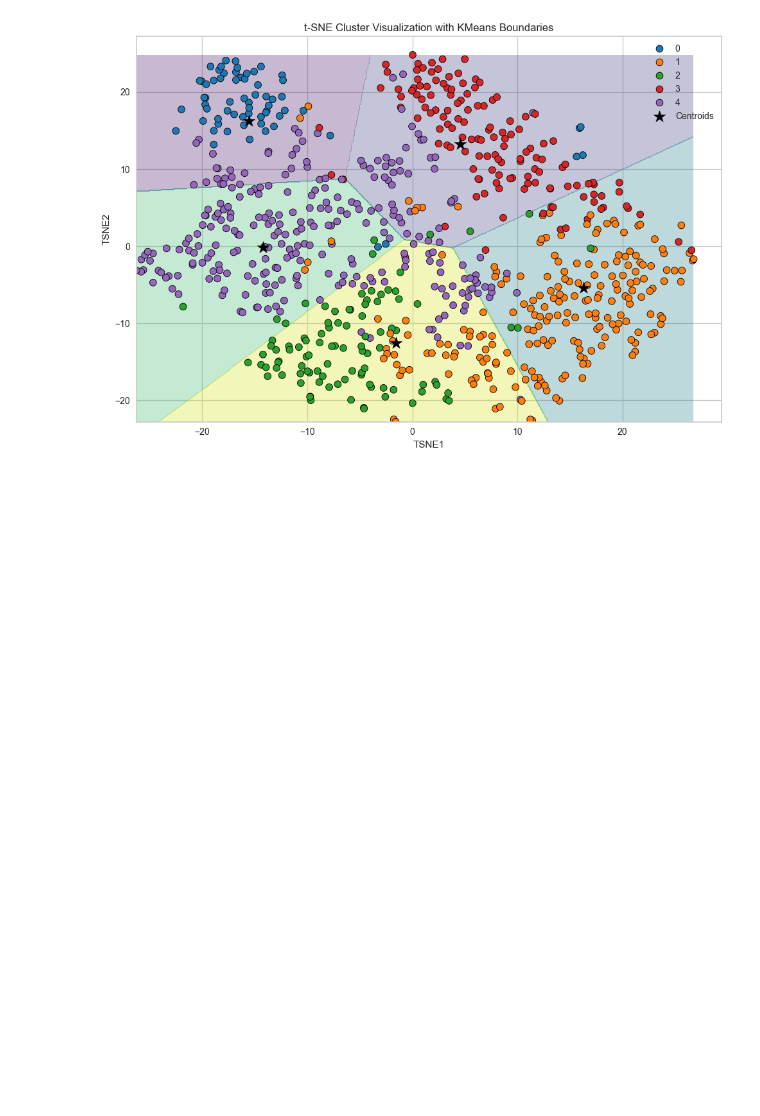
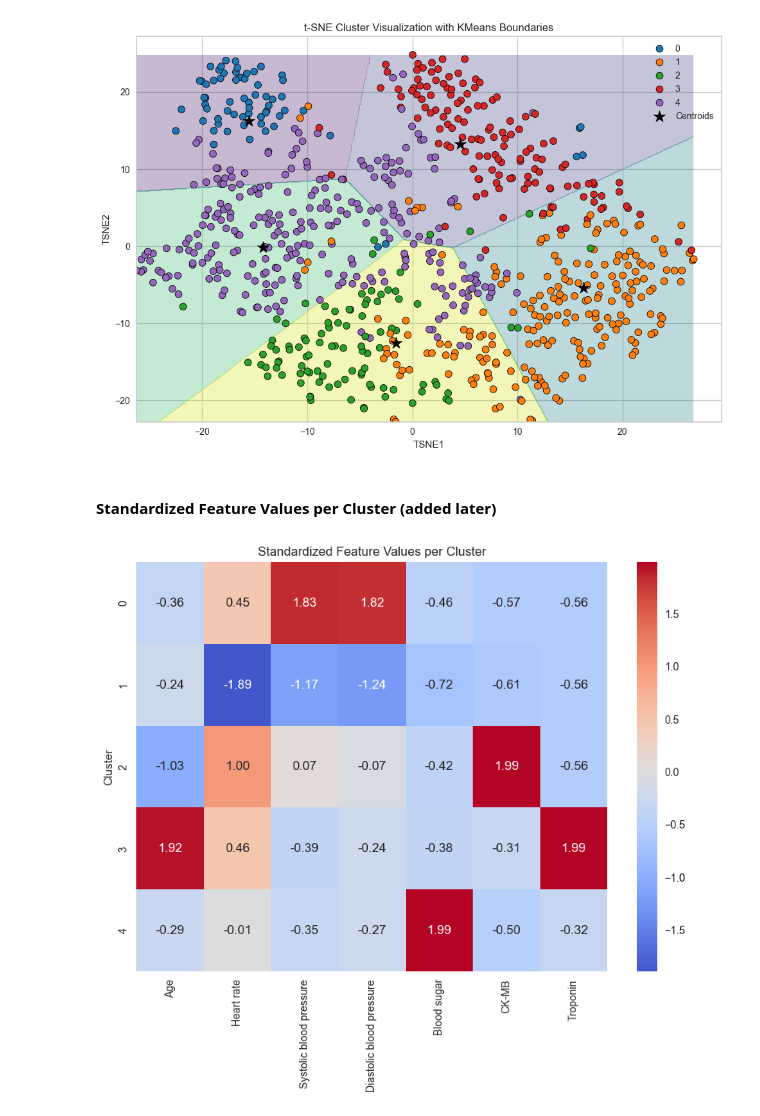
Before and after one commit to qmer05/bi-heart-attack-exam-project, a Jupyter notebook: sprint_3_data_modelling/k_means_clustering.ipynb, the cells around one changed output. Drawn from its saved outputs; the diff is of its cells as text; code cells hidden in the pictures; blank space fills up the shorter version.

Commit message:
added a graph to k means

```diff
--- a/sprint_3_data_modelling/k_means_clustering.ipynb
+++ b/sprint_3_data_modelling/k_means_clustering.ipynb
@@ -593,3 +593,24 @@ plt.tight_layout()
 plt.show()
 # %% [output]
 [figure]
+# %% [markdown]
+#### Standardized Feature Values per Cluster (added later)
+# %%
+from sklearn.preprocessing import StandardScaler
+
+# --- Step 1: Scale Feature Means Across Clusters ---
+scaler = StandardScaler()
+scaled_means = scaler.fit_transform(cluster_feature_means)
+
+# Create a DataFrame with the same index and column names
+scaled_means_df = pd.DataFrame(scaled_means,
+                                index=cluster_feature_means.index,
+                                columns=cluster_feature_means.columns)
+
+# --- Step 2: Plot the Heatmap ---
+plt.figure(figsize=(10, 7))
+sns.heatmap(scaled_means_df, annot=True, fmt=".2f", cmap='coolwarm', center=0)
+plt.title('Standardized Feature Values per Cluster')
+plt.show()
+# %% [output]
+[figure, added]
```
Also changed, not shown: parts of 1 cell of this notebook, 1 other file.
